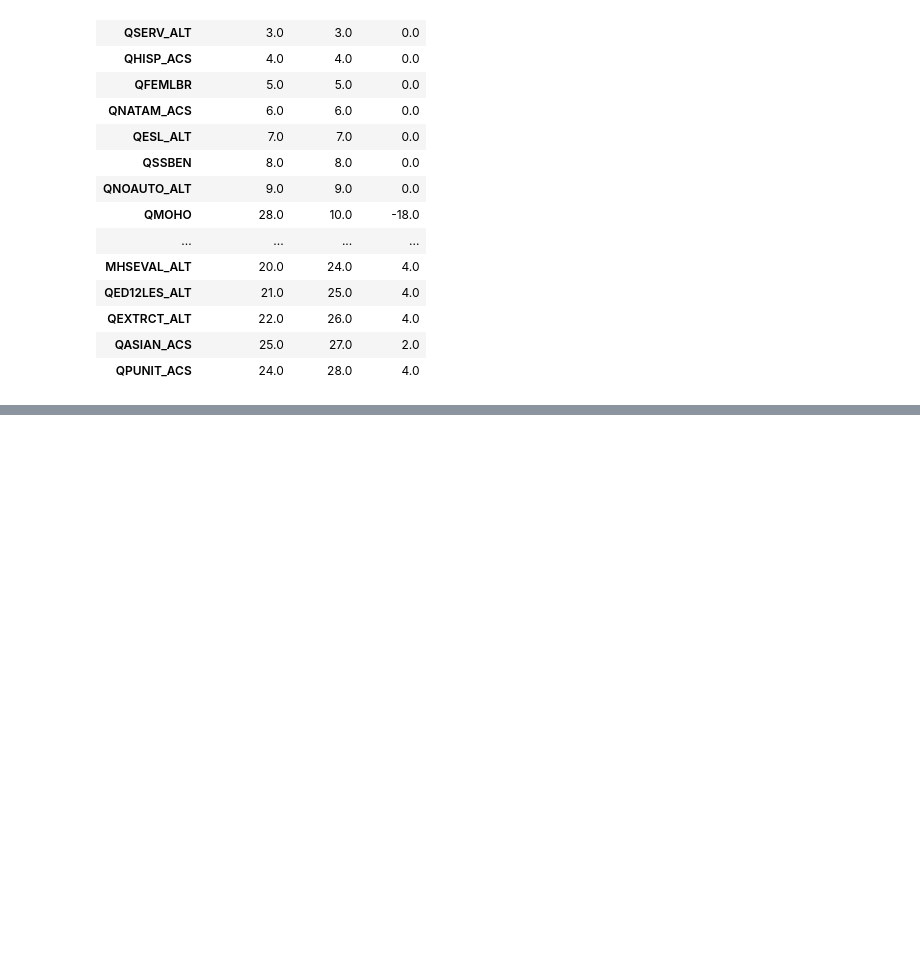
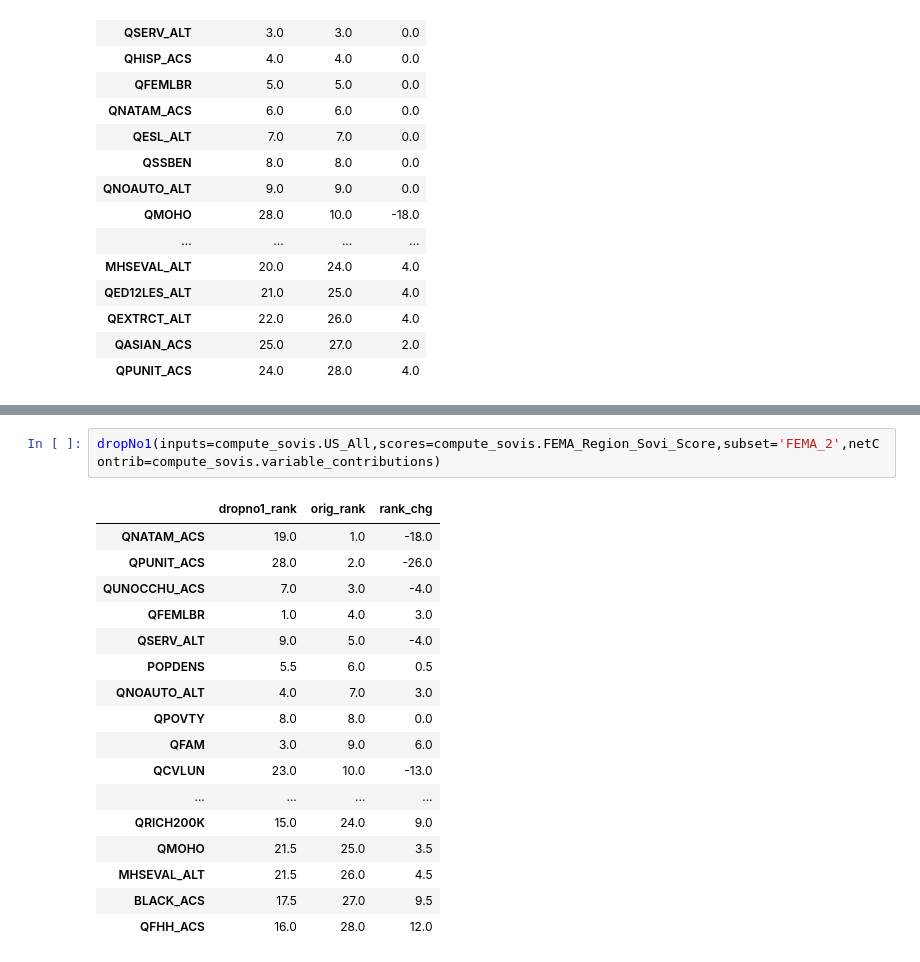
Before and after one commit to geoss/sovi-validity, a Jupyter notebook: dropno1_vis.ipynb, the cells around one changed output, grey strips where cells are left out. Drawn from its saved outputs; the diff is of its cells as text; blank space fills up the shorter version.

```diff
--- a/dropno1_vis.ipynb
+++ b/dropno1_vis.ipynb
@@ -387,0 +387,20 @@ compute_sovis.State_Sovi_Score.ix[:,['sovi','rank']]=compute_sovis.State_Sovi_Sc
+# %%
+dropNo1(inputs=compute_sovis.US_All,scores=compute_sovis.FEMA_Region_Sovi_Score,subset='FEMA_2',netContrib=compute_sovis.variable_contributions)
+# %% [output]
+|  | dropno1_rank | orig_rank | rank_chg |
+| QNATAM_ACS | 19.0 | 1.0 | -18.0 |
+| QPUNIT_ACS | 28.0 | 2.0 | -26.0 |
+| QUNOCCHU_ACS | 7.0 | 3.0 | -4.0 |
+| QFEMLBR | 1.0 | 4.0 | 3.0 |
+| QSERV_ALT | 9.0 | 5.0 | -4.0 |
+| POPDENS | 5.5 | 6.0 | 0.5 |
+| QNOAUTO_ALT | 4.0 | 7.0 | 3.0 |
+| QPOVTY | 8.0 | 8.0 | 0.0 |
+| QFAM | 3.0 | 9.0 | 6.0 |
+| QCVLUN | 23.0 | 10.0 | -13.0 |
+| ... | ... | ... | ... |
+| QRICH200K | 15.0 | 24.0 | 9.0 |
+| QMOHO | 21.5 | 25.0 | 3.5 |
+| MHSEVAL_ALT | 21.5 | 26.0 | 4.5 |
+| BLACK_ACS | 17.5 | 27.0 | 9.5 |
+| QFHH_ACS | 16.0 | 28.0 | 12.0 |
```
Also changed, not shown: parts of 22 cells of this notebook, 5 other files.
